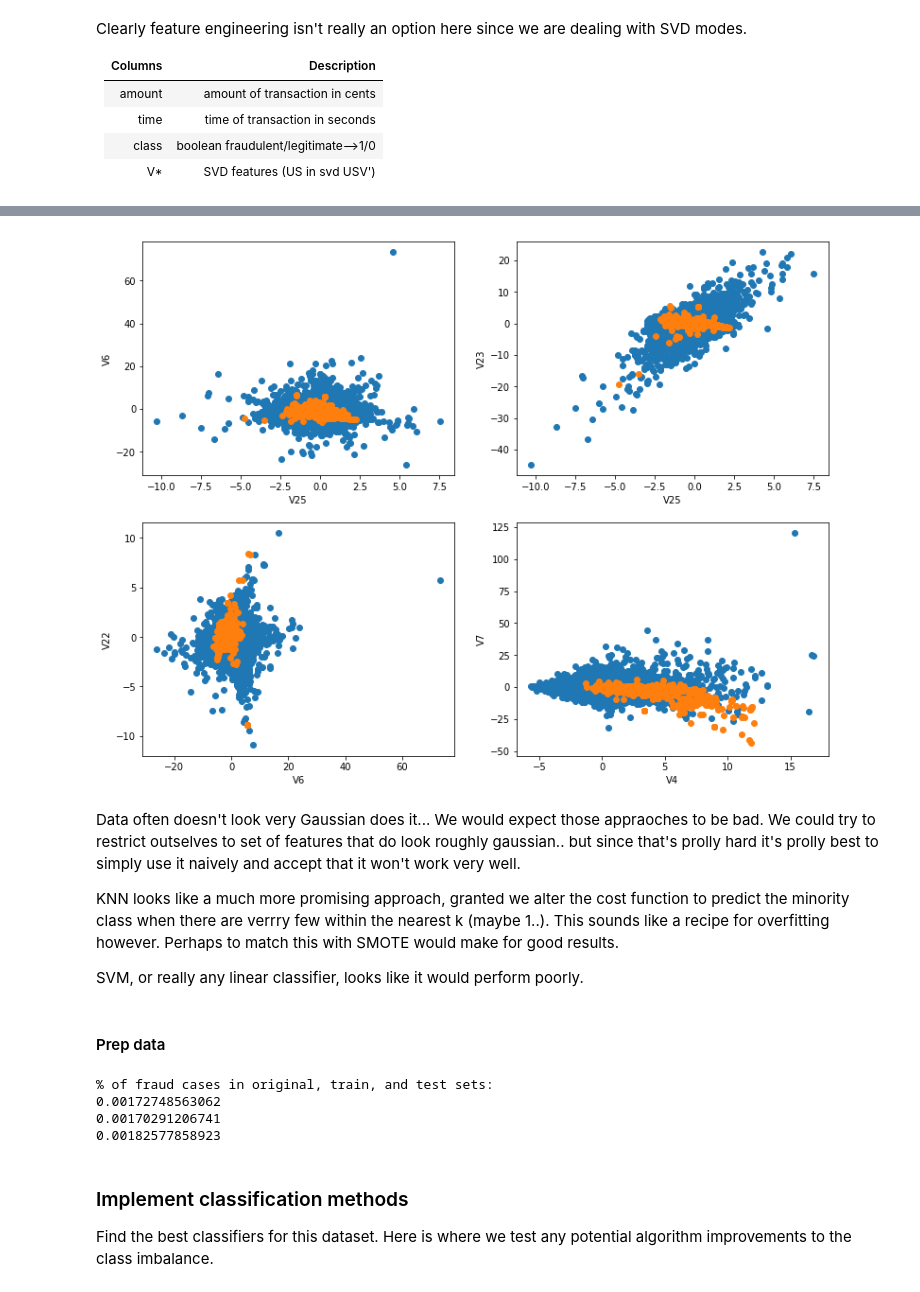
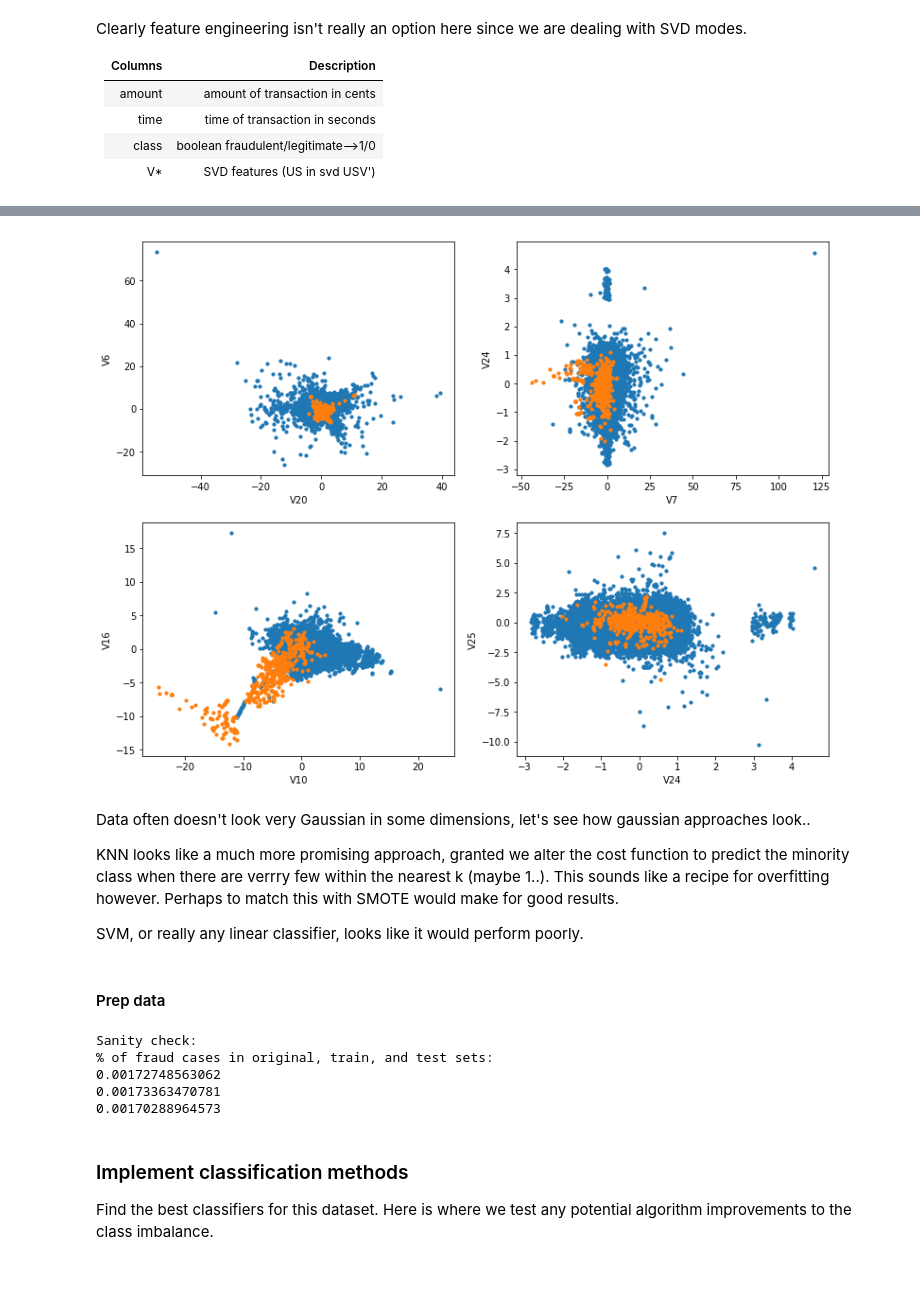
Before and after one commit to tcunnington/582_fraud, a Jupyter notebook: Testing Classifiers.ipynb, the cells around one changed output, grey strips where cells are left out. Saved outputs shown, nothing was run; the diff lists cells and outputs as text; code cells hidden in the pictures.

```diff
--- a/Testing Classifiers.ipynb
+++ b/Testing Classifiers.ipynb
@@ -46,11 +46,12 @@ plt.show()
+# %%
+cols = list(data.columns)[1:] # removes time
 # %%
-col_names = list(data.columns)[1:-1] ## TODO what is this?
-tile_random_features(col_names, data)
+tile_random_features(cols[0:-1], data) # don't plot 'Class'
 # list(np.random.choice(col_names, 2, replace=False)) + ['squat']
 # %% [output]
-[figure, old version]
+[figure, new version]
 # %% [markdown]
-Data often doesn't look very Gaussian does it... We would expect those appraoches to be bad. We could try to restrict outselves to set of features that do look roughly gaussian.. but since that's prolly hard it's prolly best to simply use it naively and accept that it won't work very well.
+Data often doesn't look very Gaussian in some dimensions, let's see how gaussian approaches look..
 
 KNN looks like a much more promising approach, granted we alter the cost function to predict the minority class when there are verrry few within the nearest k (maybe 1..). This sounds like a recipe for overfitting however. Perhaps to match this with SMOTE would make for good results.
 
@@ -60,14 +61,16 @@ SVM, or really any linear classifier, looks like it would perform poorly.
 # %%
 train, test = train_test_split(data, test_size=0.2)
 
+print 'Sanity check:'
 print '% of fraud cases in original, train, and test sets:'
 print len(fradulent)*1.0/len(data)
 print len(train[train['Class']==1])*1.0/len(train)
 print len(test[test['Class']==1])*1.0/len(test)
 # %% [output]
+Sanity check:
 % of fraud cases in original, train, and test sets:
 0.00172748563062
-0.00170291206741
-0.00182577858923
+0.00173363470781
+0.00170288964573
 # %%
 # Split into features / class labels
```
Also changed, not shown: parts of 23 cells of this notebook, 3 other files.
